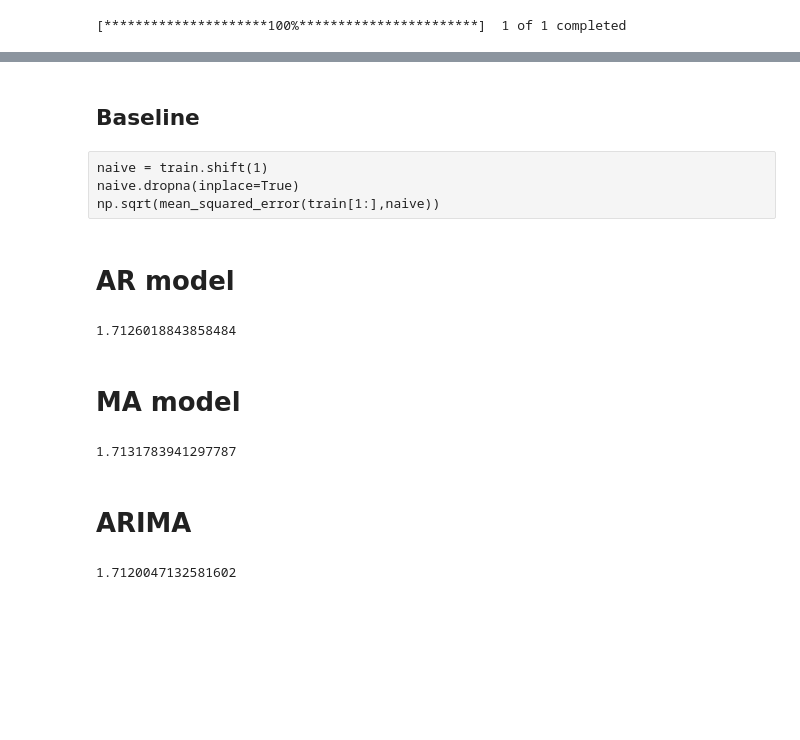
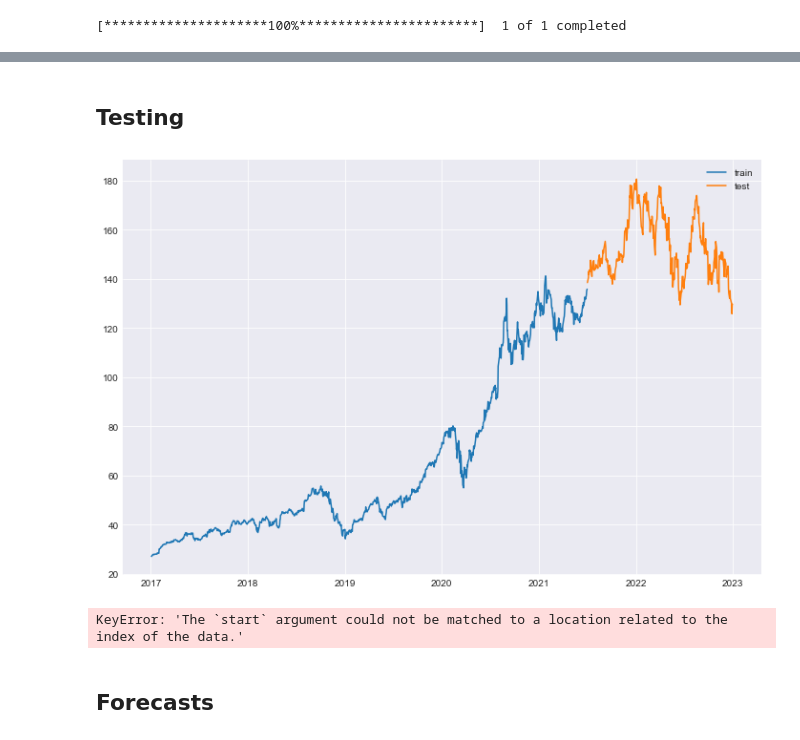
Before and after one commit to rahulakrish/portfolio_builder, a Jupyter notebook: notebook.ipynb, the cells around one changed output, grey strips where cells are left out. Cells and saved outputs as stored; diff of their text form; code cells hidden in the pictures; blank space fills up the shorter version.

```diff
--- a/notebook.ipynb
+++ b/notebook.ipynb
@@ -244,22 +294,39 @@ test = df[cutoff:]
 # %% [markdown]
-## Baseline
+## Testing
-# %% [raw]
-naive = train.shift(1)
-naive.dropna(inplace=True)
-np.sqrt(mean_squared_error(train[1:],naive))
-# %% [markdown]
-# AR model
-# %%
-ar_1 = ARIMA(train,order=(1,1,0)).fit()
-preds=ar_1.predict(typ='levels')
-np.sqrt(mean_squared_error(train,preds))
-# %% [output]
-1.7126018843858484
-# %% [markdown]
-# MA model
-# %%
-ma_1 = ARIMA(train,order=(0,1,1)).fit()
-preds=ma_1.predict(typ='levels')
-np.sqrt(mean_squared_error(train,preds))
-# %% [output]
-1.7131783941297787
+# %%
+#creating a cutoff point
+cutoff = round(df_close.shape[0]*0.75)
+
+#train and test sets
+train = df_close[:cutoff]
+test = df_close[cutoff:]
+
+#plotting
+fig,ax=plt.subplots(figsize=(12,8))
+ax.plot(train,label='train')
+ax.plot(test,label='test')
+ax.legend();
+# %% [output]
+[figure, added]
+# %%
+#instantiate
+model = ARIMA(train,order=(1,1,1))
+
+#fit
+model_fit = model.fit()
+
+#predictions
+preds = model_fit.predict(start=test.index[0],end=test.index[-1])
+
+#converting into a df
+preds_df = pd.DataFrame(preds)
+# preds_df.index = test.index
+
+#plotting
+fig,ax=plt.subplots(figsize=(12,8))
+ax.plot(train,label='train')
+ax.plot(test,label='test')
+ax.plot(preds_df,label ='predicted')
+ax.legend();
+# %% [output]
+KeyError: 'The `start` argument could not be matched to a location related to the index of the data.'
@@ -266,8 +337,2 @@ np.sqrt(mean_squared_error(train,preds))
 # %% [markdown]
-# ARIMA
+## Forecasts
-# %%
-arima_1 = ARIMA(train,order=(1,1,1)).fit()
-preds=arima_1.predict(typ='levels')
-np.sqrt(mean_squared_error(train,preds))
-# %% [output]
-1.7120047132581602
```
Also changed, not shown: parts of 29 cells of this notebook.
